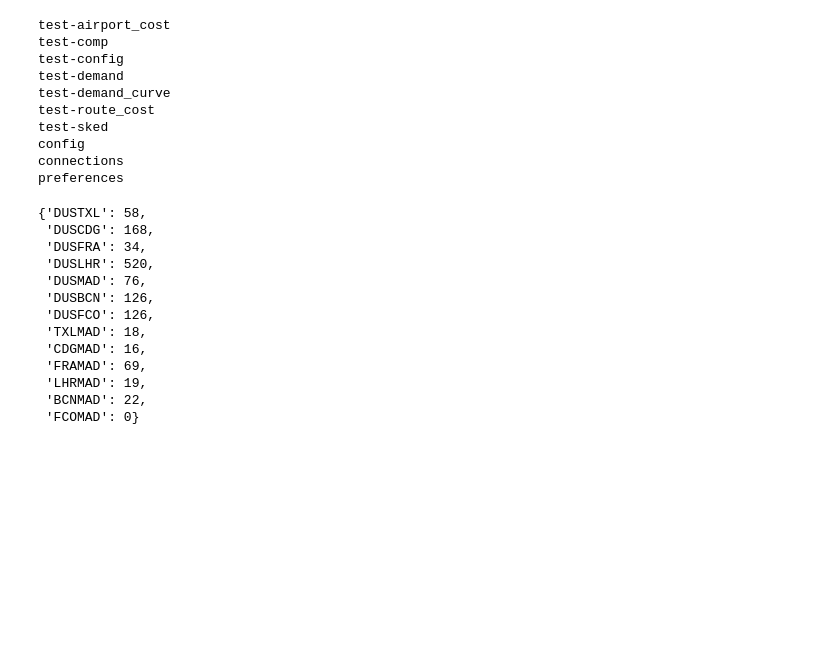
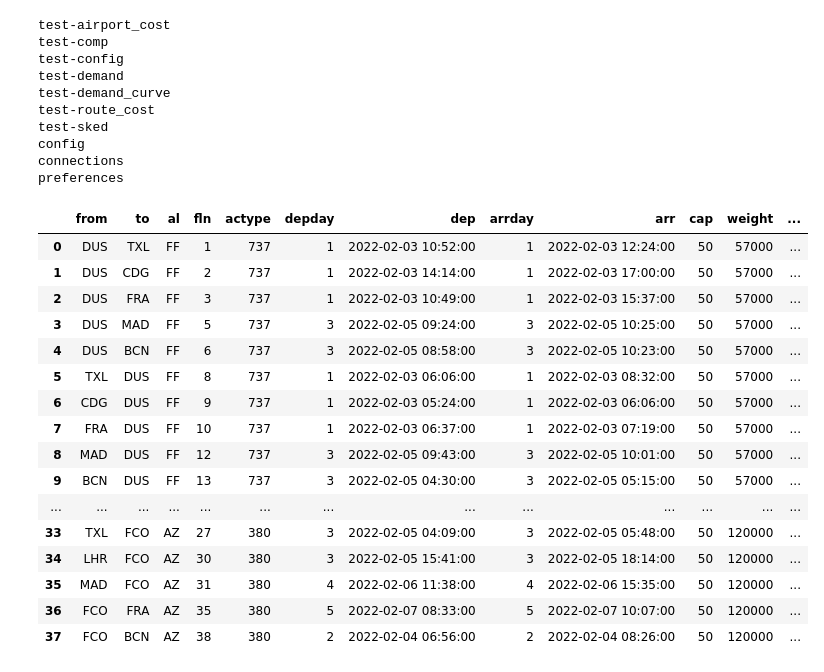
Before and after one commit to faical-allou/planetwork_api, a Jupyter notebook: notebook/model.ipynb, the cells around one changed output. Saved outputs shown, nothing was run; the diff lists cells and outputs as text; code cells hidden in the pictures; blank space fills up the shorter version.

```diff
--- a/notebook/model.ipynb
+++ b/notebook/model.ipynb
@@ -198,19 +200,23 @@ for od_pax in list_pax:
         #log spill
         spill[od_pax] += 1
 # %%
-spill
+full_sked
 # %% [output]
-{'DUSTXL': 58,
- 'DUSCDG': 168,
- 'DUSFRA': 34,
- 'DUSLHR': 520,
- 'DUSMAD': 76,
- 'DUSBCN': 126,
- 'DUSFCO': 126,
- 'TXLMAD': 18,
- 'CDGMAD': 16,
- 'FRAMAD': 69,
- 'LHRMAD': 19,
- 'BCNMAD': 22,
- 'FCOMAD': 0}
+|  | from | to | al | fln | actype | depday | dep | arrday | arr | cap | weight | ... |
+| 0 | DUS | TXL | FF | 1 | 737 | 1 | 2022-02-03 10:52:00 | 1 | 2022-02-03 12:24:00 | 50 | 57000 | ... |
+| 1 | DUS | CDG | FF | 2 | 737 | 1 | 2022-02-03 14:14:00 | 1 | 2022-02-03 17:00:00 | 50 | 57000 | ... |
+| 2 | DUS | FRA | FF | 3 | 737 | 1 | 2022-02-03 10:49:00 | 1 | 2022-02-03 15:37:00 | 50 | 57000 | ... |
+| 3 | DUS | MAD | FF | 5 | 737 | 3 | 2022-02-05 09:24:00 | 3 | 2022-02-05 10:25:00 | 50 | 57000 | ... |
+| 4 | DUS | BCN | FF | 6 | 737 | 3 | 2022-02-05 08:58:00 | 3 | 2022-02-05 10:23:00 | 50 | 57000 | ... |
+| 5 | TXL | DUS | FF | 8 | 737 | 1 | 2022-02-03 06:06:00 | 1 | 2022-02-03 08:32:00 | 50 | 57000 | ... |
+| 6 | CDG | DUS | FF | 9 | 737 | 1 | 2022-02-03 05:24:00 | 1 | 2022-02-03 06:06:00 | 50 | 57000 | ... |
+| 7 | FRA | DUS | FF | 10 | 737 | 1 | 2022-02-03 06:37:00 | 1 | 2022-02-03 07:19:00 | 50 | 57000 | ... |
+| 8 | MAD | DUS | FF | 12 | 737 | 3 | 2022-02-05 09:43:00 | 3 | 2022-02-05 10:01:00 | 50 | 57000 | ... |
+| 9 | BCN | DUS | FF | 13 | 737 | 3 | 2022-02-05 04:30:00 | 3 | 2022-02-05 05:15:00 | 50 | 57000 | ... |
+| ... | ... | ... | ... | ... | ... | ... | ... | ... | ... | ... | ... | ... |
+| 33 | TXL | FCO | AZ | 27 | 380 | 3 | 2022-02-05 04:09:00 | 3 | 2022-02-05 05:48:00 | 50 | 120000 | ... |
+| 34 | LHR | FCO | AZ | 30 | 380 | 3 | 2022-02-05 15:41:00 | 3 | 2022-02-05 18:14:00 | 50 | 120000 | ... |
+| 35 | MAD | FCO | AZ | 31 | 380 | 4 | 2022-02-06 11:38:00 | 4 | 2022-02-06 15:35:00 | 50 | 120000 | ... |
+| 36 | FCO | FRA | AZ | 35 | 380 | 5 | 2022-02-07 08:33:00 | 5 | 2022-02-07 10:07:00 | 50 | 120000 | ... |
+| 37 | FCO | BCN | AZ | 38 | 380 | 2 | 2022-02-04 06:56:00 | 2 | 2022-02-04 08:26:00 | 50 | 120000 | ... |
 # %%
```
Also changed, not shown: parts of 8 cells of this notebook.
